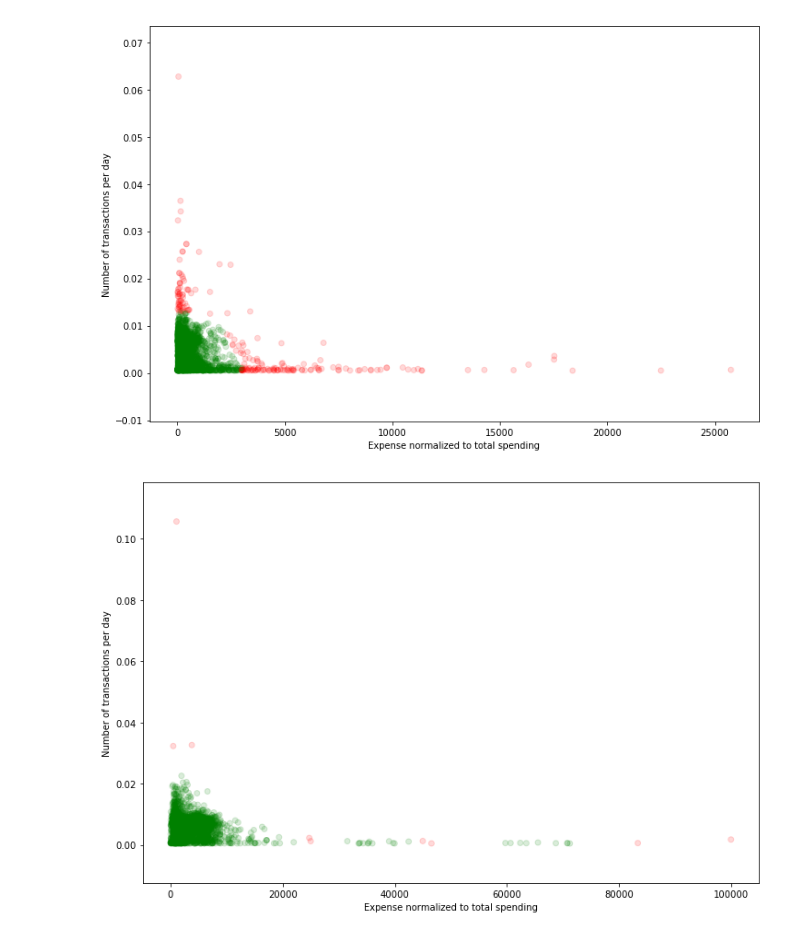
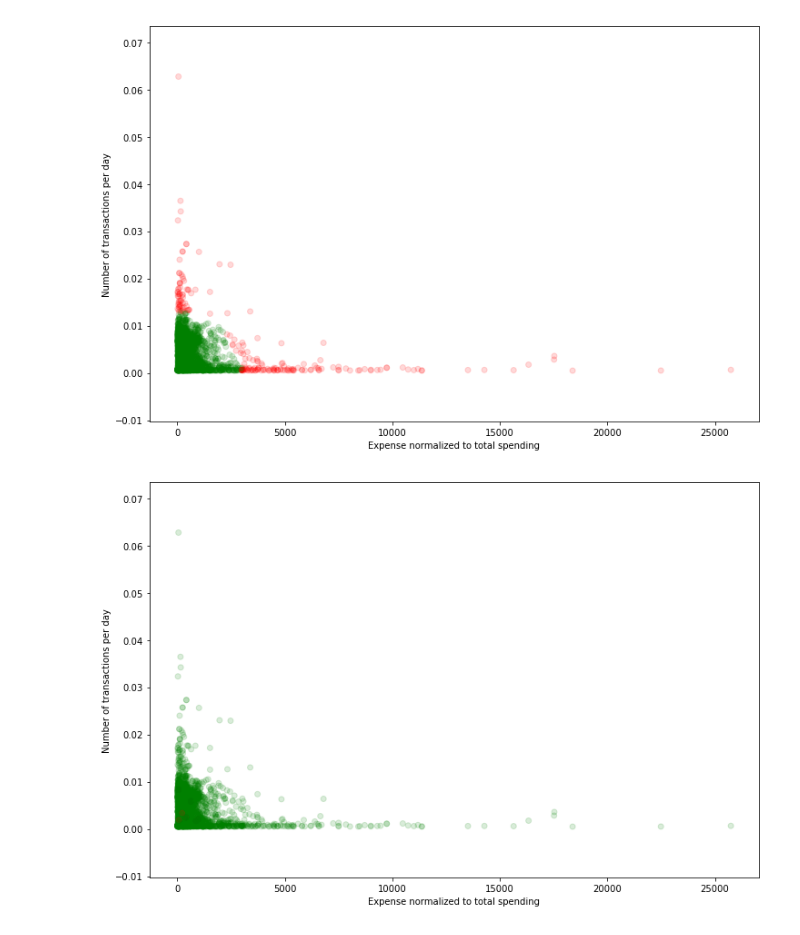
Before and after one commit to sanhitamj/elderly_fraud_detection, a Jupyter notebook: PlottingOutliers.ipynb, the cells around one changed output. Saved outputs shown, nothing was run; the diff lists cells and outputs as text; code cells hidden in the pictures.

```diff
--- a/PlottingOutliers.ipynb
+++ b/PlottingOutliers.ipynb
@@ -56,15 +53,15 @@ plt.show()
 # %%
-df = pd.read_csv('Care Facility.csv', header=None,
-                 names = ['CasFilID', 'Norm Count', 'Average Expense', 'Neighbours'])
+df1 = pd.read_csv('Care Facility.csv', header=None,
+                 names = ['CasFilID1', 'Norm Count', 'Average Expense', 'Neighbours'])
 
 
-col = (df['Neighbours'] > (df['Neighbours'].max()/1000)).replace({True : 'g', False: 'r'})
+col = (df1['Neighbours'] > (df1['Neighbours'].max()/1000)).replace({True : 'g', False: 'r'})
 plt.figure(figsize=(12, 8))
 plt.xlabel('Expense normalized to total spending')
 plt.ylabel('Number of transactions per day')
 # plt.xlim(-100, 10000)
 plt.scatter(df['Average Expense'], df['Norm Count'], c=col, alpha=0.15)
 # plt.savefig('Conservator_Fees.png')
 plt.show()
 # %% [output]
-[figure, old version]
+[figure, new version]
```
Also changed, not shown: parts of 3 cells of this notebook, 5 other files.
